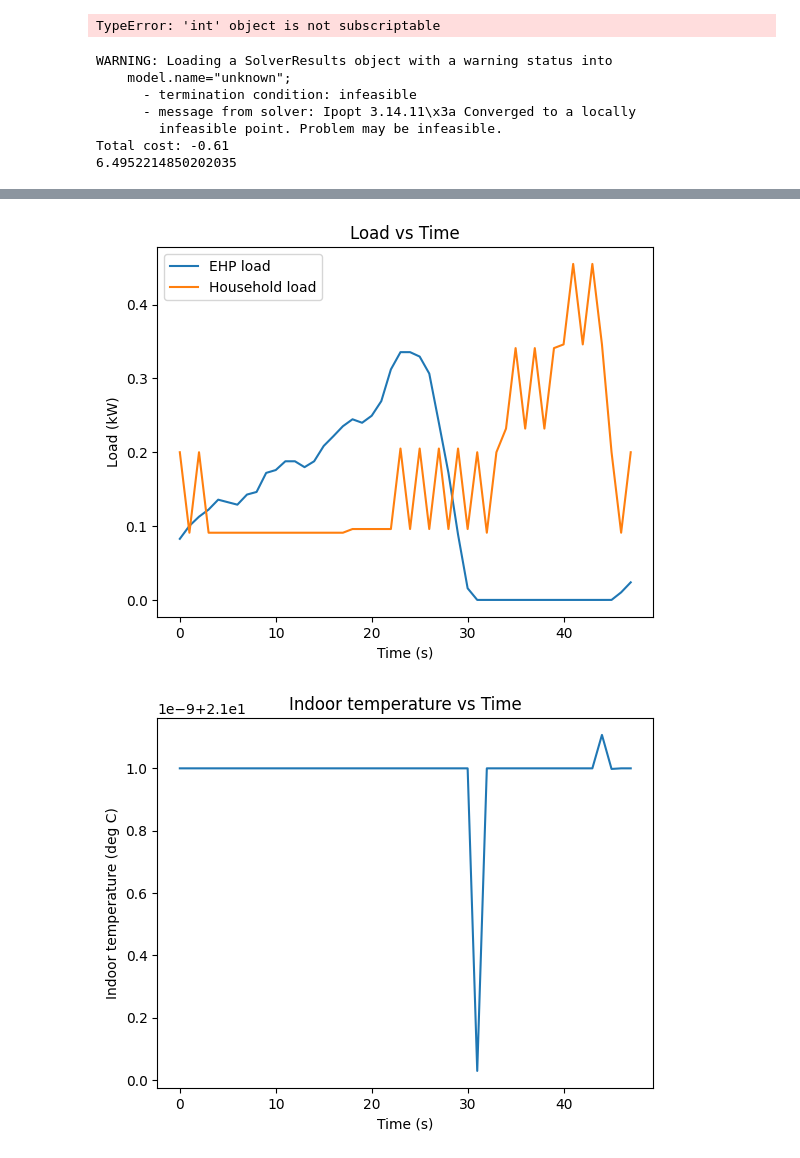
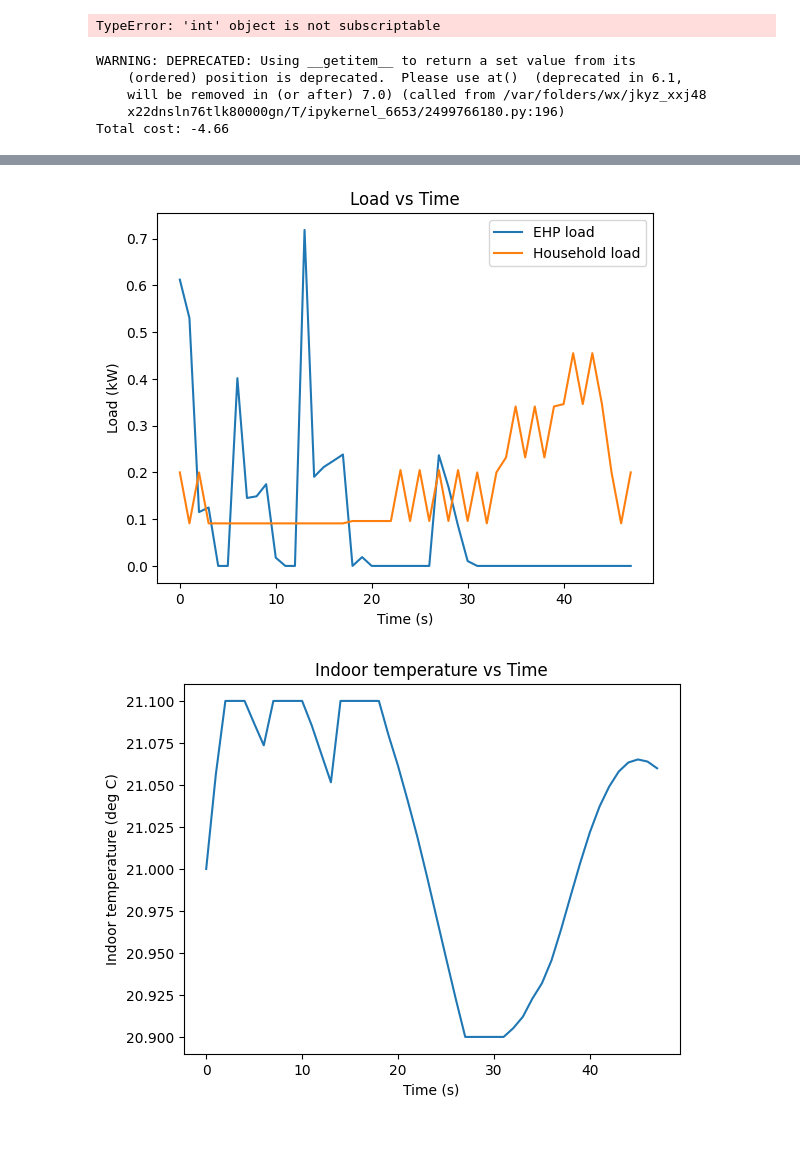
Before and after one commit to Muckthebuck/2023-Energy-kit, a Jupyter notebook: optimization(unidirectional_pricing).ipynb, the cells around one changed output, grey strips where cells are left out. Cells and saved outputs as stored; diff of their text form; code cells hidden in the pictures.

```diff
--- a/optimization(unidirectional_pricing).ipynb
+++ b/optimization(unidirectional_pricing).ipynb
@@ -85,7 +85,8 @@ class controller:
         # Minimum and maximum temperature of the house (comfort constraint)
         temp_min = 18 # Degrees
         temp_max = 24 # Degrees
-        temp_pref = 21 # Degrees
+        temp_pref_high = 21.1 # Degrees
+        temp_pref_low = 20.9 # Degrees
 
         # Angle of panels
         panel_angle = 30  # Inclination in deg
@@ -221,9 +222,15 @@ class controller:
         # Set inital temperature to inital value input (cant be controlled)
         m.temp_initial = Constraint(rule=lambda m: m.temp[1] == self.inital_temp)
         # Accommodate the occupant preferences to keep temperature at preference (21 deg) when people are home
+        '''def temp_constraint(model, i):
+            if model.Occ[i] > 0 and i!=1:
+                return model.temp[i] == temp_pref
+            else:
+                return Constraint.Skip
+        m.temp_constraint = Constraint(m.TS_aux, rule=temp_constraint)'''
         def temp_constraint(model, i):
             if model.Occ[i] > 0 and i!=1:
-                return model.temp[i] == temp_pref
+                return (temp_pref_low, model.temp[i], temp_pref_high)
             else:
                 return Constraint.Skip
         m.temp_constraint = Constraint(m.TS_aux, rule=temp_constraint)
@@ -608,7 +615,7 @@ plt.show()
 
 # Load vs time
 plt.plot(time_array, EHP, label='EHP load')
-plt.plot(time_array, Load, label='Household load')
+plt.plot(time_array, Load_set[0 : 48], label='Household load')
 plt.xlabel('Time (hr)')
 plt.ylabel('Load (kW)')
 plt.title('Load vs Time')
@@ -622,10 +629,8 @@ plt.ylabel('Indoor temperature (deg C)')
 plt.title('Indoor temperature vs Time')
 plt.show()
 # %% [output]
-WARNING: Loading a SolverResults object with a warning status into
-    model.name="unknown";
-      - termination condition: infeasible
-      - message from solver: Ipopt 3.14.11\x3a Converged to a locally
-        infeasible point. Problem may be infeasible.
-Total cost: -0.61
-6.4952214850202035
+WARNING: DEPRECATED: Using __getitem__ to return a set value from its
+    (ordered) position is deprecated.  Please use at()  (deprecated in 6.1,
+    will be removed in (or after) 7.0) (called from /var/folders/wx/jkyz_xxj48
+    x22dnsln76tlk80000gn/T/ipykernel_6653/2499766180.py:196)
+Total cost: -4.66
@@ -636,2 +641,2 @@ Total cost: -0.61
-[figure, old version]
+[figure, new version]
-[figure, old version]
+[figure, new version]
```
Also changed, not shown: parts of 1 cell of this notebook.
